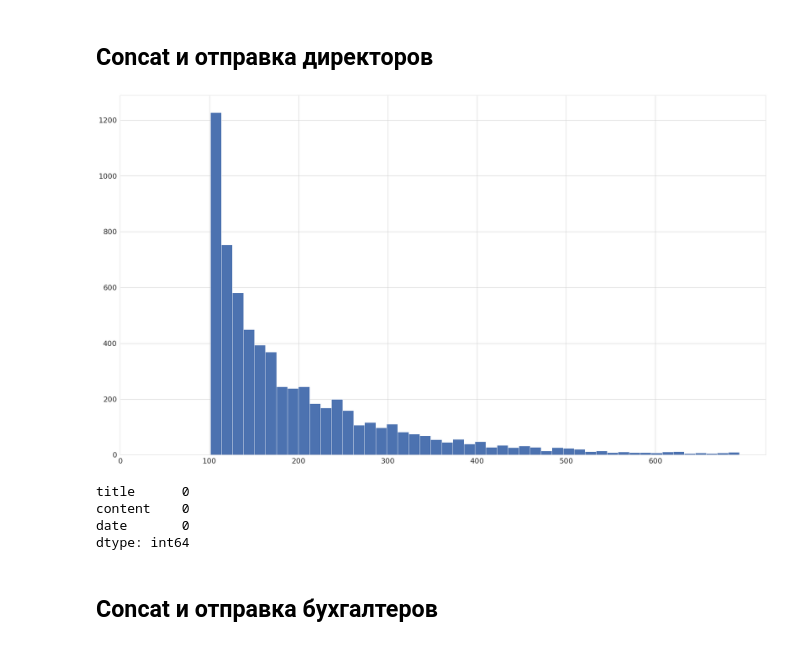
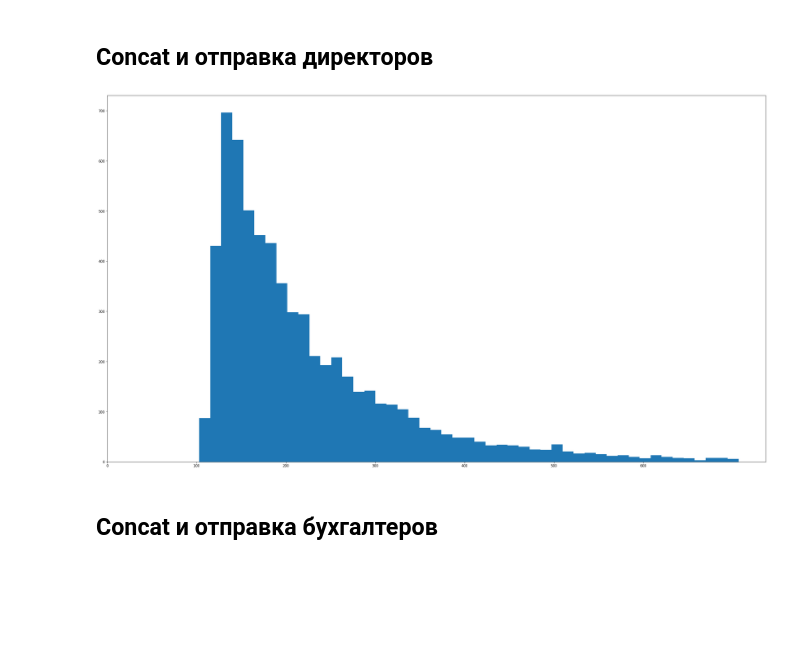
Before and after one commit to PunkButterfly/Hackathon-More.Tech, a Jupyter notebook: preprocess_parsed_data.ipynb, the cells around one changed output. Saved outputs shown, nothing was run; the diff lists cells and outputs as text; code cells hidden in the pictures; blank space fills up the shorter version.

```diff
--- a/preprocess_parsed_data.ipynb
+++ b/preprocess_parsed_data.ipynb
@@ -411,10 +412,21 @@ def get_concated_df(dir_path_to_merge):
 # %%
 ceo_dir = '/content/datasets_processed_by_Roma/processed_директора'
 acc_dir = '/content/datasets_processed_by_Roma/processed_бухгалтера'
+# %%
+def final_processing(data_dir_path):
+  df_concated = get_concated_df(data_dir_path)
+  df_concated.loc[:, 'date'] = pd.to_datetime(df_concated['date'])
+  df_concated['content'].drop_duplicates(inplace = True)
+  df_concated.drop_duplicates(inplace = True)
+  df_concated = df_concated.dropna()
+  df_concated.loc[:, 'content'] = df_concated['title'] + ' ' + df_concated['content']
+  return df_concated
 # %% [markdown]
 ## Concat и отправка директоров
+# %%
+df = final_processing(ceo_dir)
 # %%
-ceo_df_concated = get_concated_df(ceo_dir)
-plot_lengths_hist(ceo_df_concated['content'], xtick = np.arange(0,700,100))
+plot_lengths_hist(df['content'], xtick = np.arange(0,700,100))
+df.to_csv('/content/drive/MyDrive/VTB hack/ceo_data_processed.csv')
 # %% [output]
-[figure, old version]
+[figure, new version]
@@ -426,8 +432,0 @@ ceo_df_concated.drop_duplicates(inplace = True)
-# %%
-ceo_df_concated = ceo_df_concated.dropna()
-ceo_df_concated.isna().sum()
-# %% [output]
-title      0
-content    0
-date       0
-dtype: int64
```
Also changed, not shown: parts of 12 cells of this notebook.
